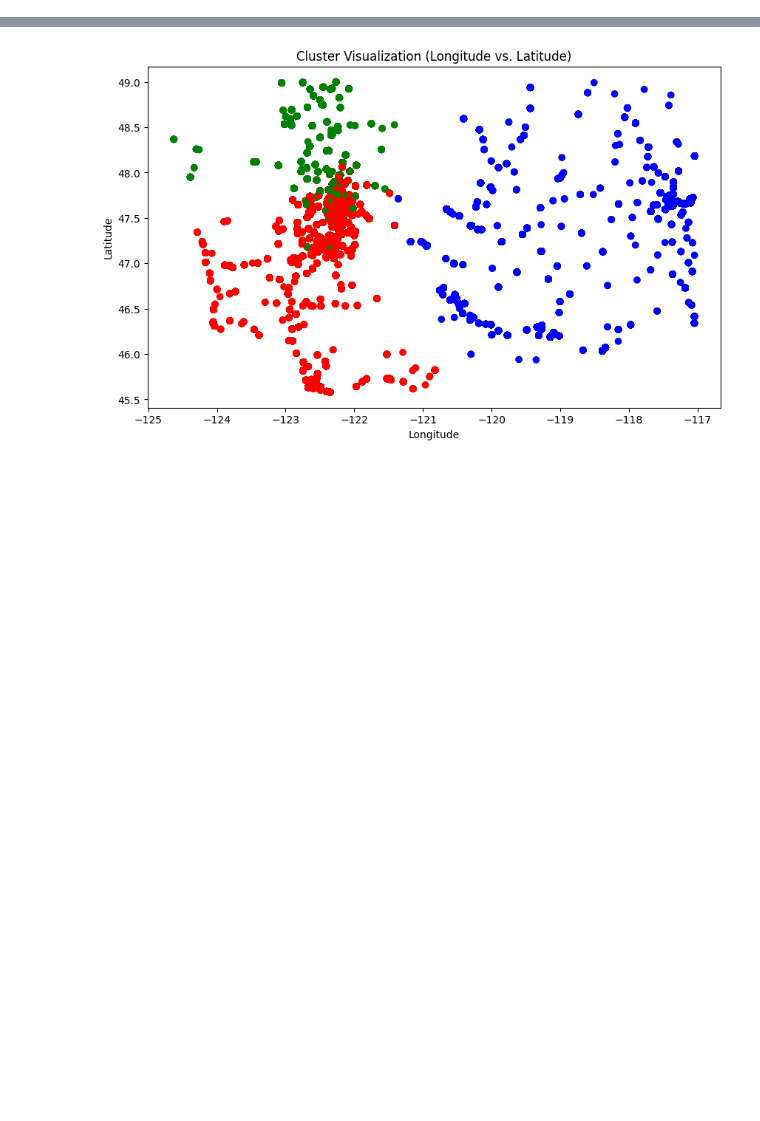
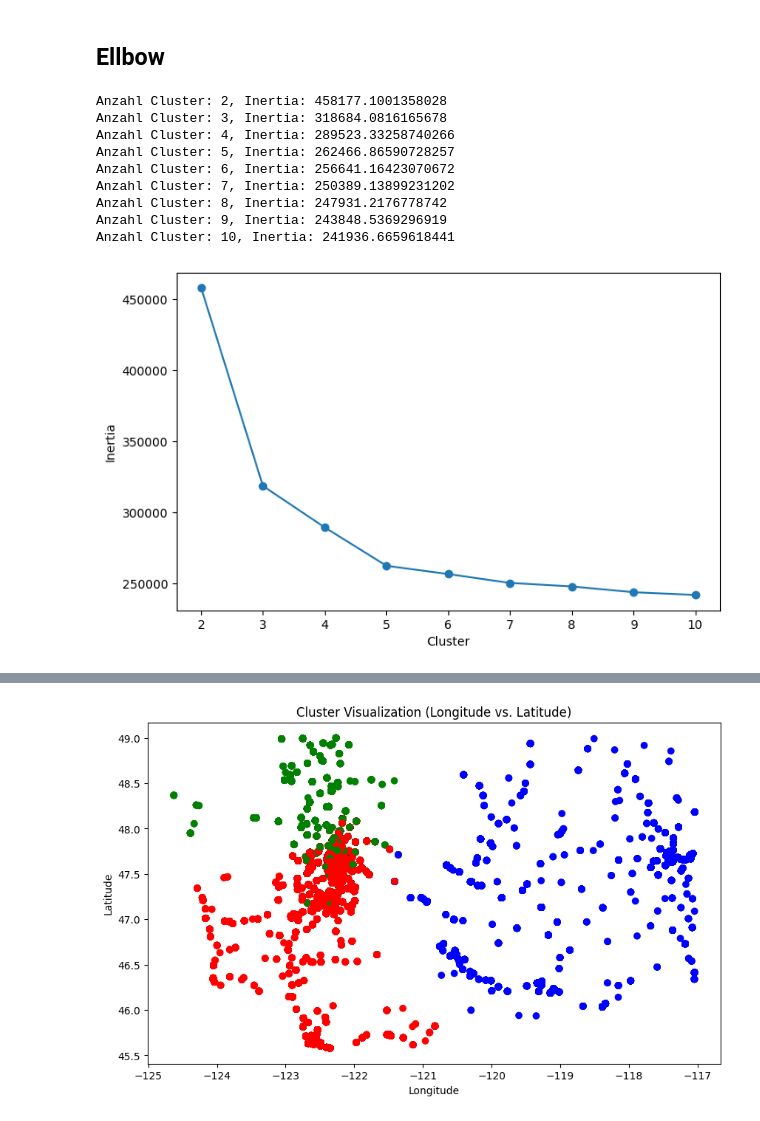
Before and after one commit to aronse1/Electric-Vehicle-Population-Data, a Jupyter notebook: notebooks/04_unsupervised_birch.ipynb, the cells around one changed output, grey strips where cells are left out. Saved outputs shown, nothing was run; the diff lists cells and outputs as text; code cells hidden in the pictures; blank space fills up the shorter version.

```diff
--- a/notebooks/04_unsupervised_birch.ipynb
+++ b/notebooks/04_unsupervised_birch.ipynb
@@ -0,0 +44,44 @@
+# %% [markdown]
+## Ellbow
+# %%
+import matplotlib.pyplot as plt
+import numpy as np
+from sklearn.cluster import Birch
+
+# Funktion zur Berechnung der Inertia
+def compute_inertia(X, labels):
+    inertia = 0.0
+    unique_labels = np.unique(labels)
+    for label in unique_labels:
+        cluster_points = X[labels == label]
+        centroid = cluster_points.mean(axis=0)
+        inertia += np.sum((cluster_points - centroid)**2)
+    return inertia
+
+inertia_values = []
+cluster_range = range(2, 11)
+
+for k in cluster_range:
+    birch_model = Birch(n_clusters=k, branching_factor=50, threshold=0.2)
+    birch_model.fit(X)
+    labels = birch_model.labels_
+    inertia = compute_inertia(X, labels)
+    inertia_values.append(inertia)
+    print(f"Anzahl Cluster: {k}, Inertia: {inertia}")
+
+plt.figure(figsize=(8, 5))
+plt.plot(list(cluster_range), inertia_values, marker='o')
+plt.xlabel("Cluster")
+plt.ylabel("Inertia")
+plt.show()
+# %% [output]
+Anzahl Cluster: 2, Inertia: 458177.1001358028
+Anzahl Cluster: 3, Inertia: 318684.0816165678
+Anzahl Cluster: 4, Inertia: 289523.33258740266
+Anzahl Cluster: 5, Inertia: 262466.86590728257
+Anzahl Cluster: 6, Inertia: 256641.16423070672
+Anzahl Cluster: 7, Inertia: 250389.13899231202
+Anzahl Cluster: 8, Inertia: 247931.2176778742
+Anzahl Cluster: 9, Inertia: 243848.5369296919
+Anzahl Cluster: 10, Inertia: 241936.6659618441
+[figure, added]
```
Also changed, not shown: parts of 13 cells of this notebook, 1 other file.
